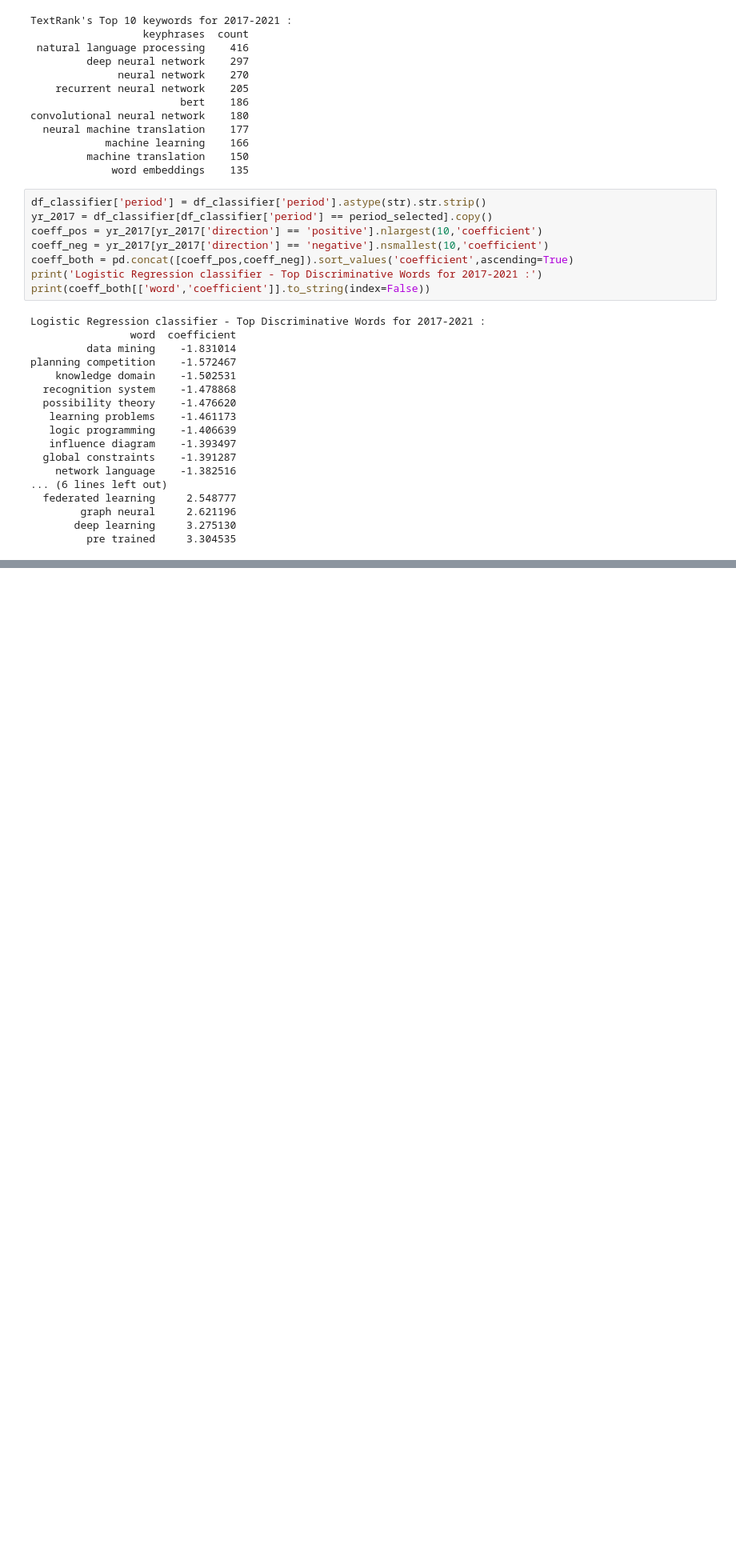
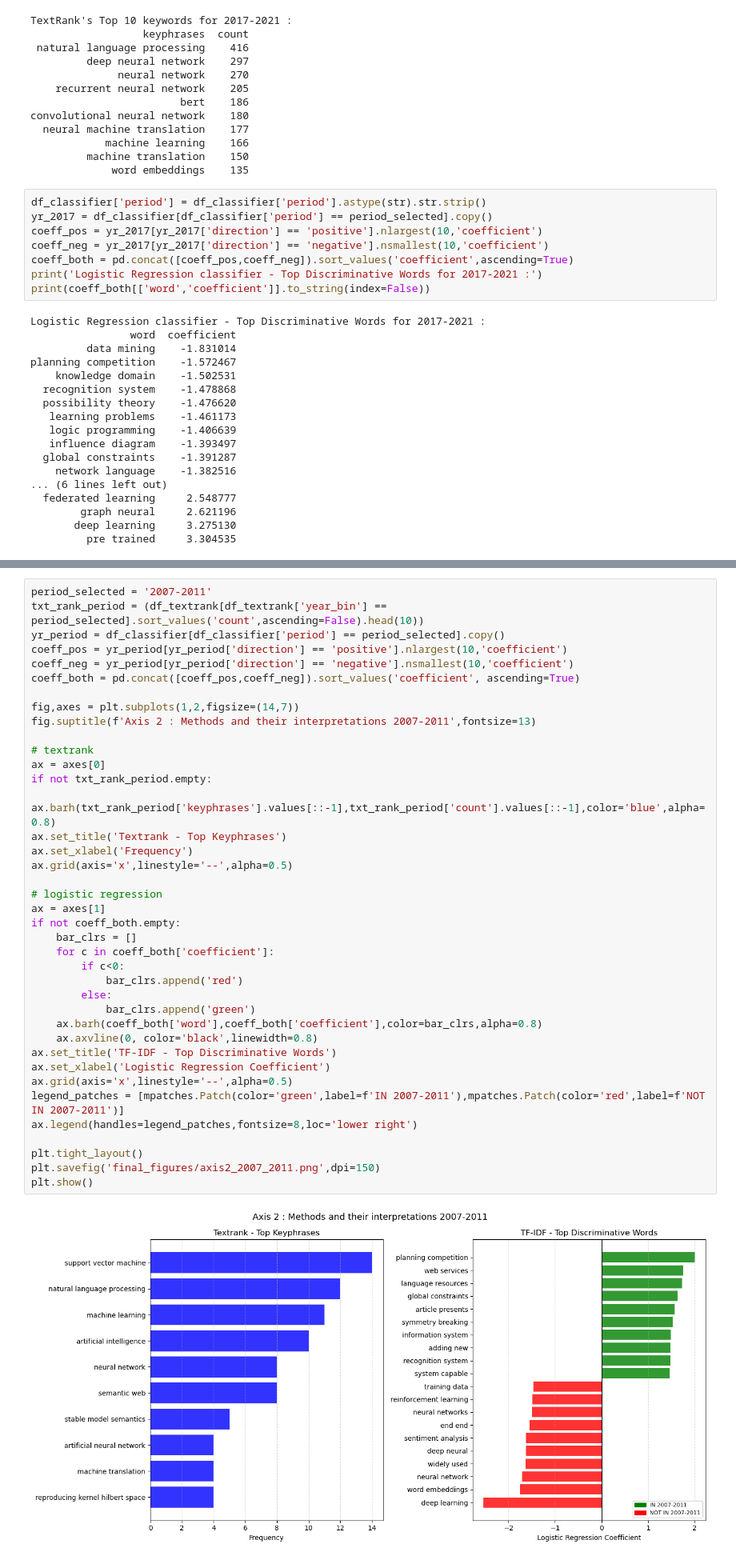
Before and after one commit to rohan-crypto/Text_Analytics_Team33_Task3, a Jupyter notebook: INTEGRATION_CODE/Final Integration code.ipynb, the cells around one changed output, grey strips where cells are left out. Shown at 80% size. Cells and saved outputs as stored; diff of their text form; blank space fills up the shorter version.

```diff
--- a/INTEGRATION_CODE/Final Integration code.ipynb
+++ b/INTEGRATION_CODE/Final Integration code.ipynb
@@ -435,0 +393,41 @@ plt.show()
+# %%
+period_selected = '2007-2011'
+txt_rank_period = (df_textrank[df_textrank['year_bin'] == period_selected].sort_values('count',ascending=False).head(10))
+yr_period = df_classifier[df_classifier['period'] == period_selected].copy()
+coeff_pos = yr_period[yr_period['direction'] == 'positive'].nlargest(10,'coefficient')
+coeff_neg = yr_period[yr_period['direction'] == 'negative'].nsmallest(10,'coefficient')
+coeff_both = pd.concat([coeff_pos,coeff_neg]).sort_values('coefficient', ascending=True)
+
+fig,axes = plt.subplots(1,2,figsize=(14,7))
+fig.suptitle(f'Axis 2 : Methods and their interpretations 2007-2011',fontsize=13)
+
+# textrank
+ax = axes[0]
+if not txt_rank_period.empty:
+    ax.barh(txt_rank_period['keyphrases'].values[::-1],txt_rank_period['count'].values[::-1],color='blue',alpha=0.8)
+ax.set_title('Textrank - Top Keyphrases')
+ax.set_xlabel('Frequency')
+ax.grid(axis='x',linestyle='--',alpha=0.5)
+
+# logistic regression
+ax = axes[1]
+if not coeff_both.empty:
+    bar_clrs = []
+    for c in coeff_both['coefficient']:
+        if c<0:
+            bar_clrs.append('red')
+        else:
+            bar_clrs.append('green')
+    ax.barh(coeff_both['word'],coeff_both['coefficient'],color=bar_clrs,alpha=0.8)
+    ax.axvline(0, color='black',linewidth=0.8)
+ax.set_title('TF-IDF - Top Discriminative Words')
+ax.set_xlabel('Logistic Regression Coefficient')
+ax.grid(axis='x',linestyle='--',alpha=0.5)
+legend_patches = [mpatches.Patch(color='green',label=f'IN 2007-2011'),mpatches.Patch(color='red',label=f'NOT IN 2007-2011')]
+ax.legend(handles=legend_patches,fontsize=8,loc='lower right')
+
+plt.tight_layout()
+plt.savefig('final_figures/axis2_2007_2011.png',dpi=150)
+plt.show()
+# %% [output]
+[figure, added]
```
Also changed, not shown: parts of 11 cells of this notebook, 7 other files.
